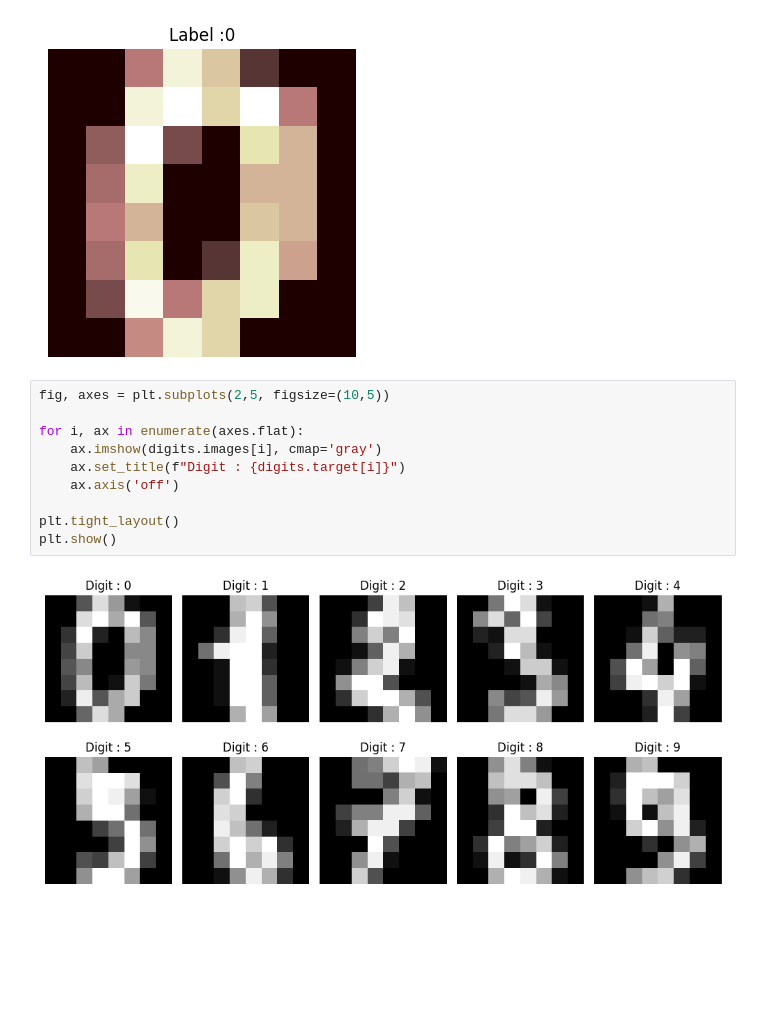
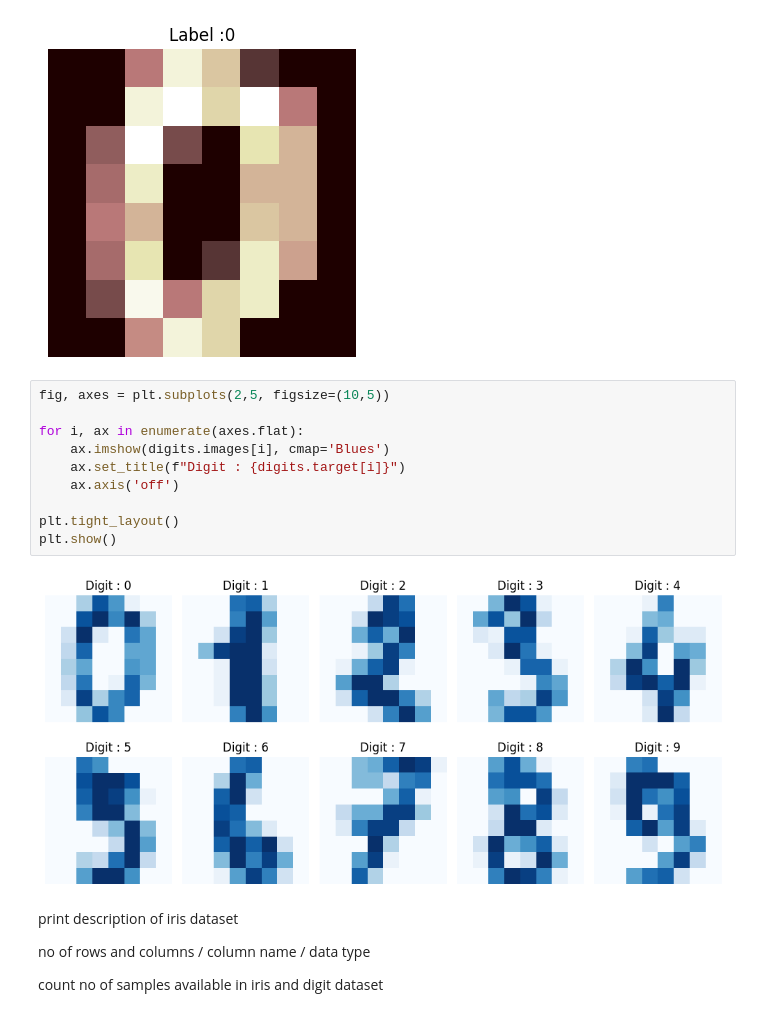
Before and after one commit to John26hub/AiLab, a Jupyter notebook: program1.ipynb, the cells around one changed output. Drawn from its saved outputs; the diff is of its cells as text; blank space fills up the shorter version.

```diff
--- a/program1.ipynb
+++ b/program1.ipynb
@@ -82,12 +82,18 @@ Target Labels: [0 1 2 3 4 5 6 7 8 9]
 # %%
 fig, axes = plt.subplots(2,5, figsize=(10,5))
 
 for i, ax in enumerate(axes.flat):
-    ax.imshow(digits.images[i], cmap='gray')
+    ax.imshow(digits.images[i], cmap='Blues')
     ax.set_title(f"Digit : {digits.target[i]}")
     ax.axis('off')
 
 plt.tight_layout()
 plt.show()
 # %% [output]
-[figure, old version]
+[figure, new version]
+# %% [markdown]
+print description of iris dataset
+
+no of rows and columns / column name / data type
+
+count no of samples available in iris and digit dataset
```
Also changed, not shown: parts of 3 cells of this notebook.
